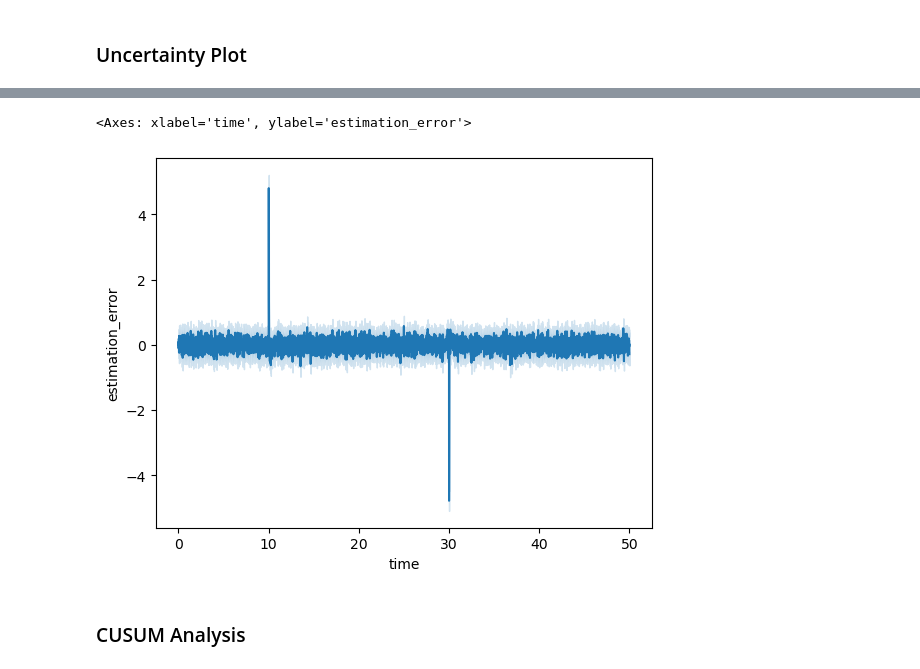
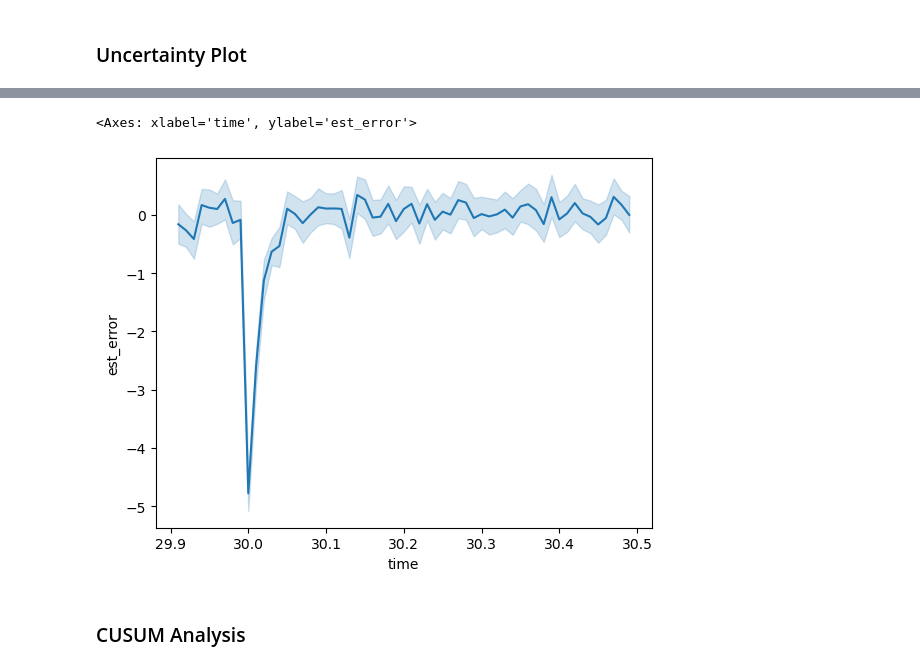
Before and after one commit to axel99andersson/control-systems-lib, a Jupyter notebook: eda.ipynb, the cells around one changed output, grey strips where cells are left out. Cells and saved outputs as stored; diff of their text form; code cells hidden in the pictures.

```diff
--- a/eda.ipynb
+++ b/eda.ipynb
@@ -687,13 +622,13 @@ Updated
 # %%
-df1 = pd.read_csv("./data/plot_no_recovery.csv")
+df1 = pd.read_csv("./data/plot_no_recovery_slow_env.csv")
 df1.drop('Unnamed: 0', axis=1, inplace=True)
 df1['reference_vel'] = 20
 df1['control_error'] = df1['reference_vel'] - df1['vel']
-df2 = pd.read_csv("./data/plot_recovery_tc_standard.csv")
+df2 = pd.read_csv("./data/plot_recovery_changereset_cusum.csv")
 df2.drop('Unnamed: 0', axis=1, inplace=True)
 df2['reference_vel'] = 20
 df2['control_error'] = df2['reference_vel'] - df2['vel']
-df3 = pd.read_csv("./data/plot_recovery_tc_modified.csv")
+df3 = pd.read_csv("./data/plot_recovery_change_cusum.csv")
 df3.drop('Unnamed: 0', axis=1, inplace=True)
 df3['reference_vel'] = 20
 df3['control_error'] = df3['reference_vel'] - df3['vel']
@@ -753,9 +770,9 @@ df1.iloc[1000:1030]
 # %%
-df1['estimation_error'] = df1['measured_vel'] - df1['est_vel']
-sns.lineplot(data=df1, x='time', y='estimation_error')
+df1['est_error'] = df1['measured_vel'] - df1['est_vel']
+sns.lineplot(data=df1[(df1.time > 29.9) & (df1.time < 30.5)], x='time', y='est_error')
 # %% [output]
-<Axes: xlabel='time', ylabel='estimation_error'>
+<Axes: xlabel='time', ylabel='est_error'>
-[figure, old version]
+[figure, new version]
 # %% [markdown]
 ### CUSUM Analysis
 # %% [markdown]
```
Also changed, not shown: parts of 90 cells of this notebook, 6 other files.
